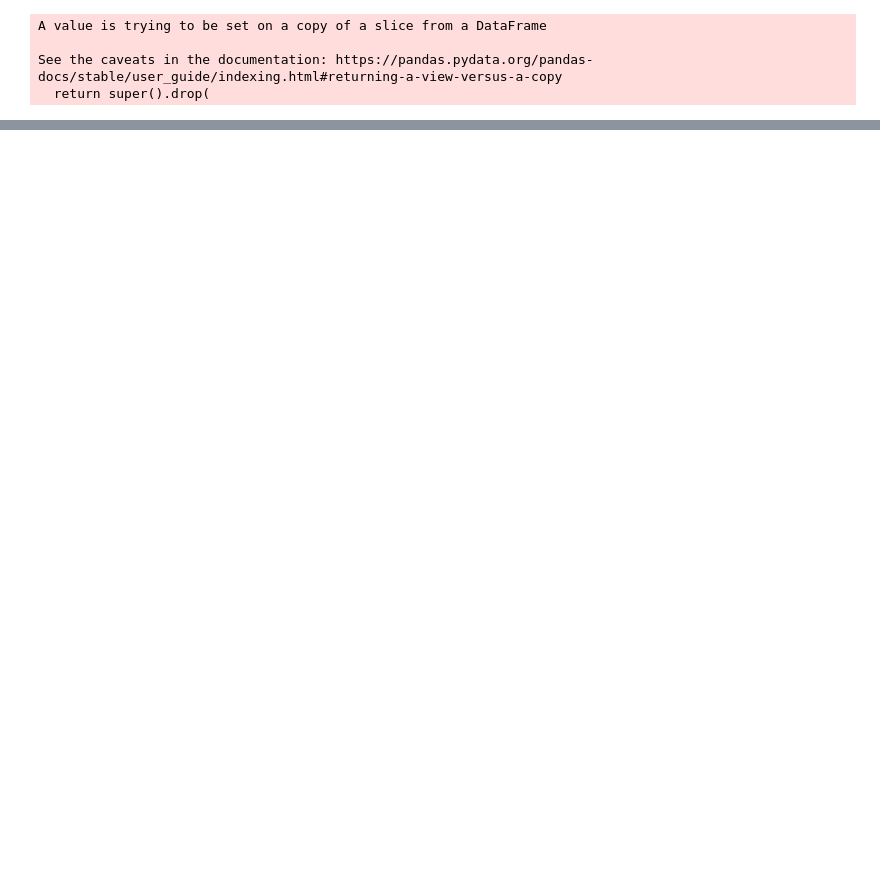
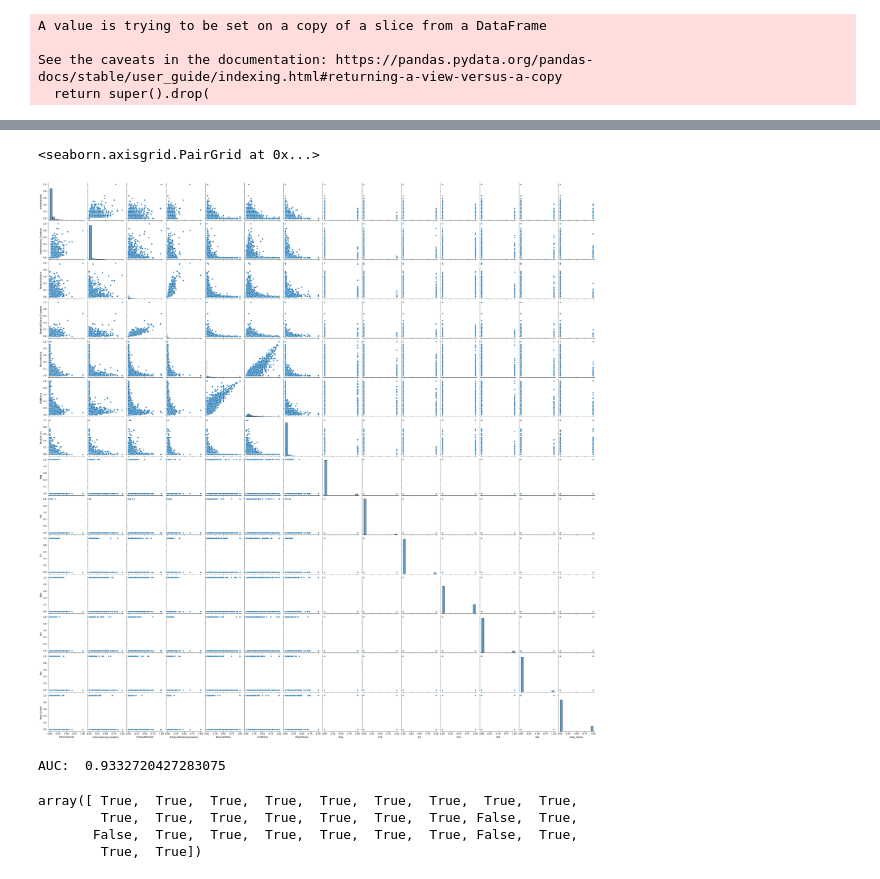
Before and after one commit to xli2257/Aicadium, a Jupyter notebook: aicadium_takehome.ipynb, the cells around one changed output, grey strips where cells are left out. Cells and saved outputs as stored; diff of their text form; code cells hidden in the pictures; blank space fills up the shorter version.

```diff
--- a/aicadium_takehome.ipynb
+++ b/aicadium_takehome.ipynb
@@ -279,0 +241,5 @@ cat_df_train
+# %%
+sns.pairplot(X_train_lr)
+# %% [output]
+<seaborn.axisgrid.PairGrid at 0x...>
+[figure, added]
@@ -279,0 +254,15 @@ cat_df_train
+# %%
+
+clf2.fit(X_train_processed, y_train)
+
+clf2_probs = clf2.predict_proba(X_test_processed)
+print('AUC: ', roc_auc_score(y_test, clf2_probs[:,1]))
+# %% [output]
+AUC:  0.9332720427283075
+# %%
+clf2.support_
+# %% [output]
+array([ True,  True,  True,  True,  True,  True,  True,  True,  True,
+        True,  True,  True,  True,  True,  True,  True, False,  True,
+       False,  True,  True,  True,  True,  True,  True, False,  True,
+        True,  True])
```
Also changed, not shown: parts of 39 cells of this notebook.
